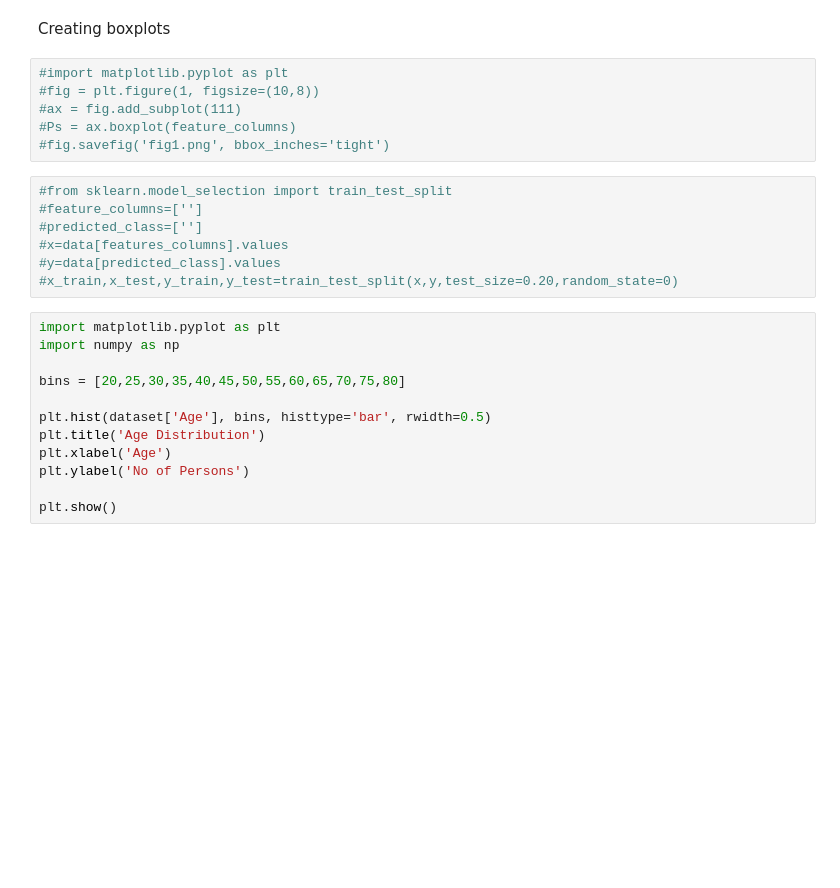
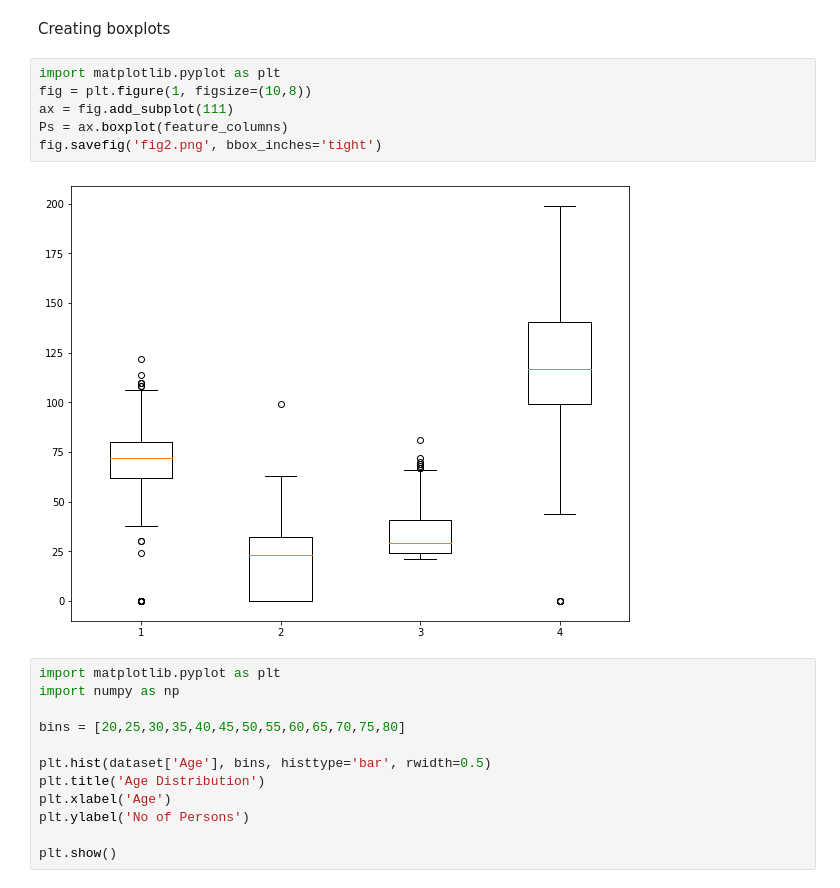
Before and after one commit to Mano181/Diabetes_Prediction, a Jupyter notebook: Diabetes_Prediction_Model.ipynb, the cells around one changed output. Cells and saved outputs as stored; diff of their text form; blank space fills up the shorter version.

```diff
--- a/Diabetes_Prediction_Model.ipynb
+++ b/Diabetes_Prediction_Model.ipynb
@@ -155,18 +155,13 @@ feature_columns=[dataset['BloodPressure'],dataset['SkinThickness'],dataset['Age'
 # %% [markdown]
 Creating boxplots
 # %%
-#import matplotlib.pyplot as plt
-#fig = plt.figure(1, figsize=(10,8))
-#ax = fig.add_subplot(111)
-#Ps = ax.boxplot(feature_columns)
-#fig.savefig('fig1.png', bbox_inches='tight')
+import matplotlib.pyplot as plt
+fig = plt.figure(1, figsize=(10,8))
+ax = fig.add_subplot(111)
+Ps = ax.boxplot(feature_columns)
+fig.savefig('fig2.png', bbox_inches='tight')
+# %% [output]
+[figure, added]
-# %%
-#from sklearn.model_selection import train_test_split
-#feature_columns=['']
-#predicted_class=['']
-#x=data[features_columns].values
-#y=data[predicted_class].values
-#x_train,x_test,y_train,y_test=train_test_split(x,y,test_size=0.20,random_state=0)
 # %%
 import matplotlib.pyplot as plt
 import numpy as np
```
Also changed, not shown: parts of 9 cells of this notebook, 1 other file.
